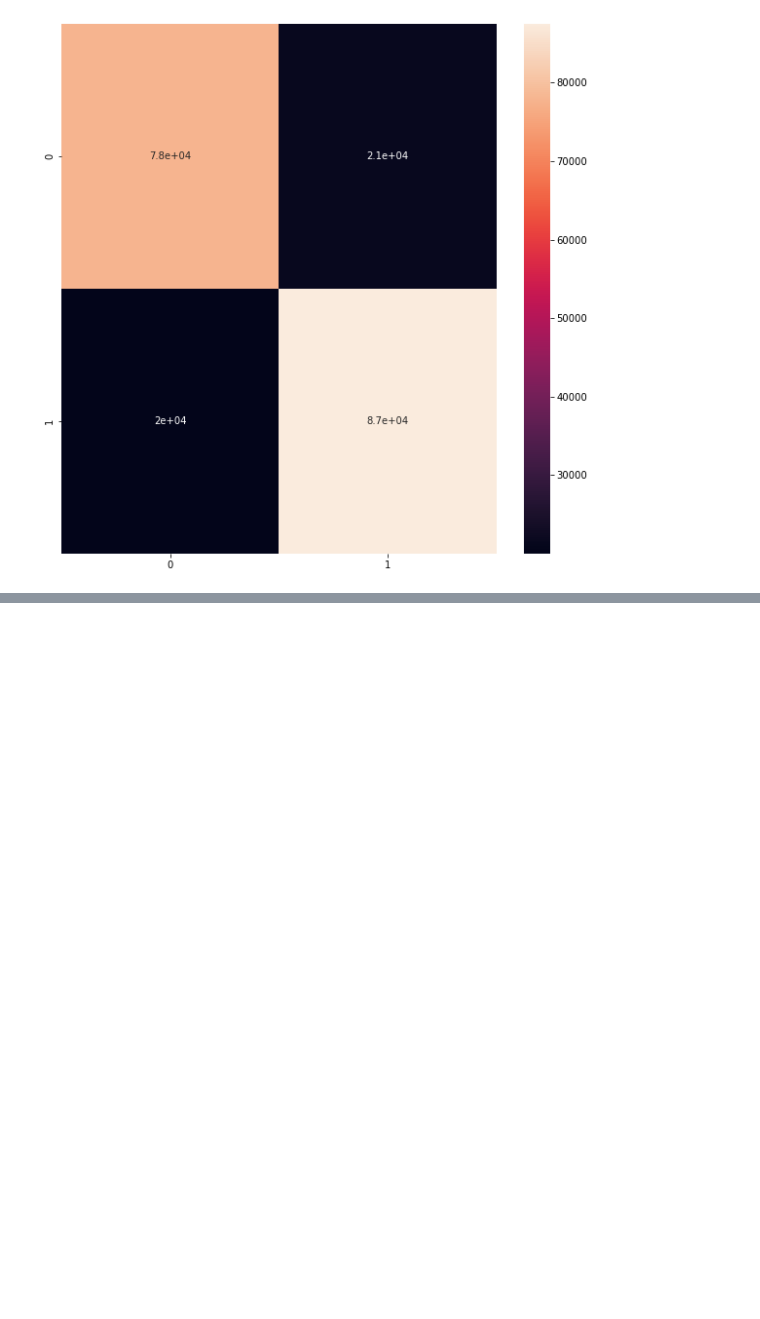
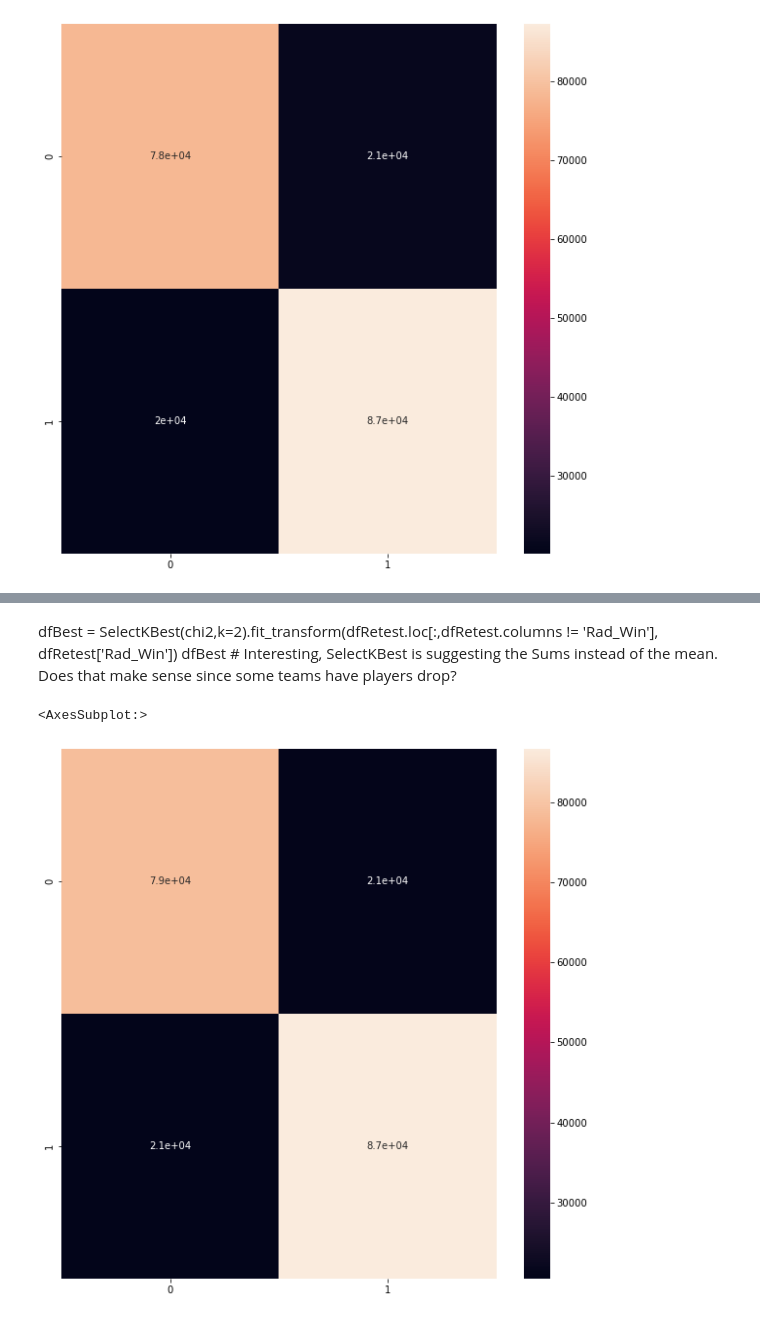
Before and after one commit to charleszange/Dota2Matches, a Jupyter notebook: LogReg/02_BaselineLogReg.ipynb, the cells around one changed output, grey strips where cells are left out. Cells and saved outputs as stored; diff of their text form; code cells hidden in the pictures; blank space fills up the shorter version.

Commit message:
Added second logreg using sum trueskill.

```diff
--- a/LogReg/02_BaselineLogReg.ipynb
+++ b/LogReg/02_BaselineLogReg.ipynb
@@ -65,0 +78,3 @@ print(accuracy)
+# %%
+dfRetest = pd.read_csv('../../../../GitHub_Data/Dota2Matches/preparedMatchSkill.csv',index_col='match_id')
+dfRetest.head()
@@ -65,0 +89,16 @@ print(accuracy)
+# %% [markdown]
+dfBest = SelectKBest(chi2,k=2).fit_transform(dfRetest.loc[:,dfRetest.columns != 'Rad_Win'], dfRetest['Rad_Win'])
+dfBest # Interesting, SelectKBest is suggesting the Sums instead of the mean. Does that make sense since some teams have players drop?
+# %%
+x_train_retest, x_test_retest, y_train_retest, y_test_retest = train_test_split(dfRetest[['radiant_trueskill_mu_sum','dire_trueskill_mu_sum']].to_numpy(), \
+     dfRetest['Rad_Win'].to_numpy(), train_size=.75)
+# %%
+model_retest = LogisticRegression(solver='saga')
+model_retest.fit(x_train_retest,y_train_retest)
+y_predicted_retest = model.predict(x_test_retest)
+c_matrix_retest = metrics.confusion_matrix(y_test_retest, y_predicted_retest)
+plt.figure(figsize=(10,10))
+sns.heatmap(c_matrix_retest,annot=True)
+# %% [output]
+<AxesSubplot:>
+[figure, added]
```
Also changed, not shown: parts of 7 cells of this notebook.
